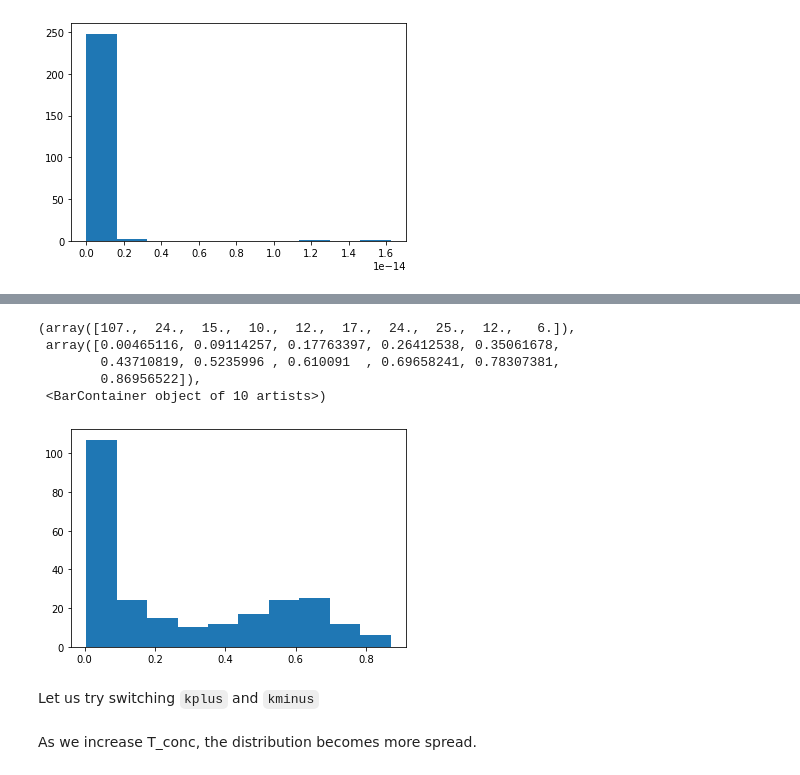
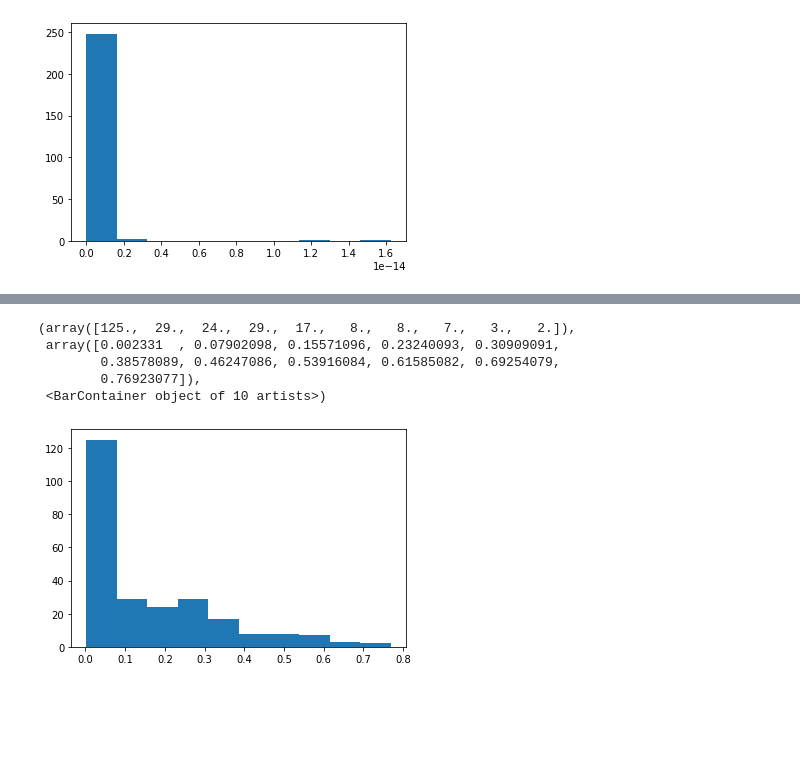
Before and after one commit to alienmist325/TULIP-TCR, a Jupyter notebook: analysis/create_TULIP_input_and_sim_input.ipynb, the cells around one changed output, grey strips where cells are left out. Drawn from its saved outputs; the diff is of its cells as text; code cells hidden in the pictures; blank space fills up the shorter version.

```diff
--- a/analysis/create_TULIP_input_and_sim_input.ipynb
+++ b/analysis/create_TULIP_input_and_sim_input.ipynb
@@ -152,14 +77,10 @@ for value in values:
 # %%
-pbinds = fit_params_and_get_pbind_from_tulip_probs(tulip_unscaled_probs, kplus, kminus, 0.1) # This is truly wrong because we have a reversal of where the probabilites go, and eta < 0
+pbinds = fit_params_and_get_pbind_from_tulip_probs(tulip_unscaled_probs, kplus, kminus, 0.05)
 plt.hist(pbinds)
 # %% [output]
-(array([107.,  24.,  15.,  10.,  12.,  17.,  24.,  25.,  12.,   6.]),
- array([0.00465116, 0.09114257, 0.17763397, 0.26412538, 0.35061678,
-        0.43710819, 0.5235996 , 0.610091  , 0.69658241, 0.78307381,
-        0.86956522]),
+(array([125.,  29.,  24.,  29.,  17.,   8.,   8.,   7.,   3.,   2.]),
+ array([0.002331  , 0.07902098, 0.15571096, 0.23240093, 0.30909091,
+        0.38578089, 0.46247086, 0.53916084, 0.61585082, 0.69254079,
+        0.76923077]),
  <BarContainer object of 10 artists>)
-[figure, old version]
+[figure, new version]
-# %% [markdown]
-Let us try switching `kplus` and `kminus`
-# %% [markdown]
-As we increase T_conc, the distribution becomes more spread.
```
Also changed, not shown: parts of 22 cells of this notebook, 2 other files.
